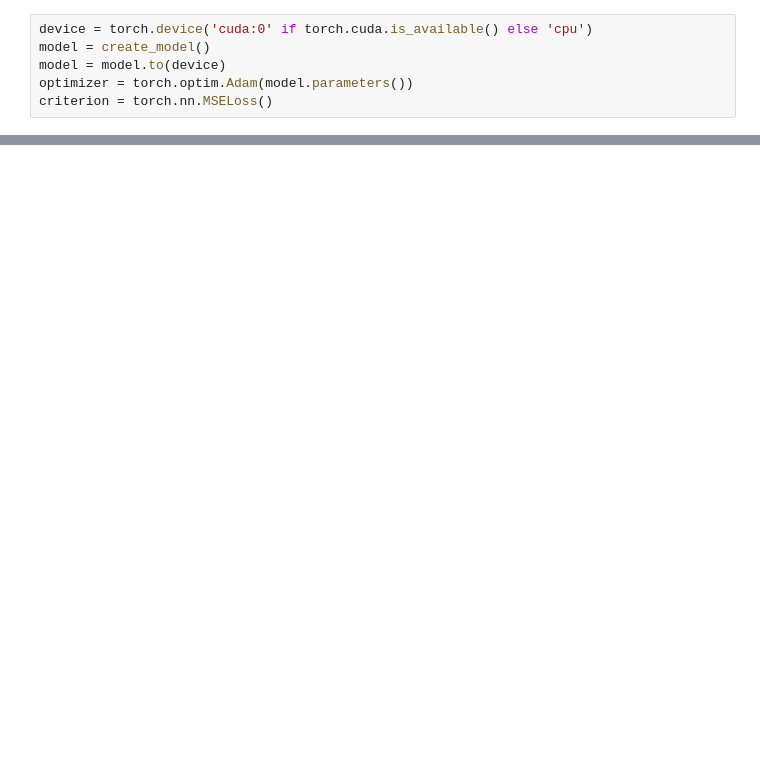
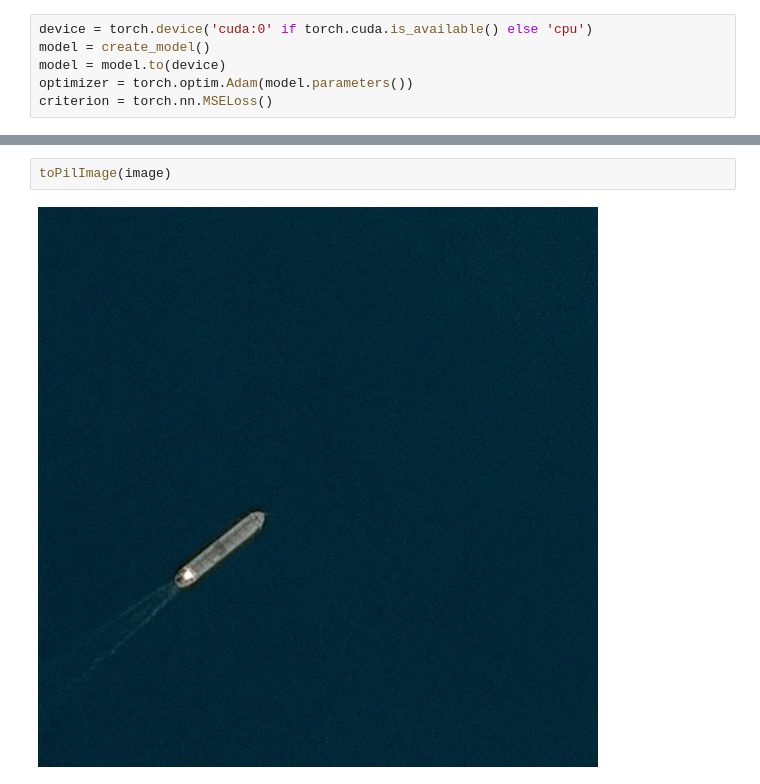
Before and after one commit to tetolab/shipdet, a Jupyter notebook: shipdet.ipynb, the cells around one changed output, grey strips where cells are left out. Saved outputs shown, nothing was run; the diff lists cells and outputs as text; blank space fills up the shorter version.

```diff
--- a/shipdet.ipynb
+++ b/shipdet.ipynb
@@ -279,0 +296,4 @@ with torch.no_grad():
+# %%
+toPilImage(image)
+# %% [output]
+[figure, added]
```
Also changed, not shown: parts of 8 cells of this notebook.
